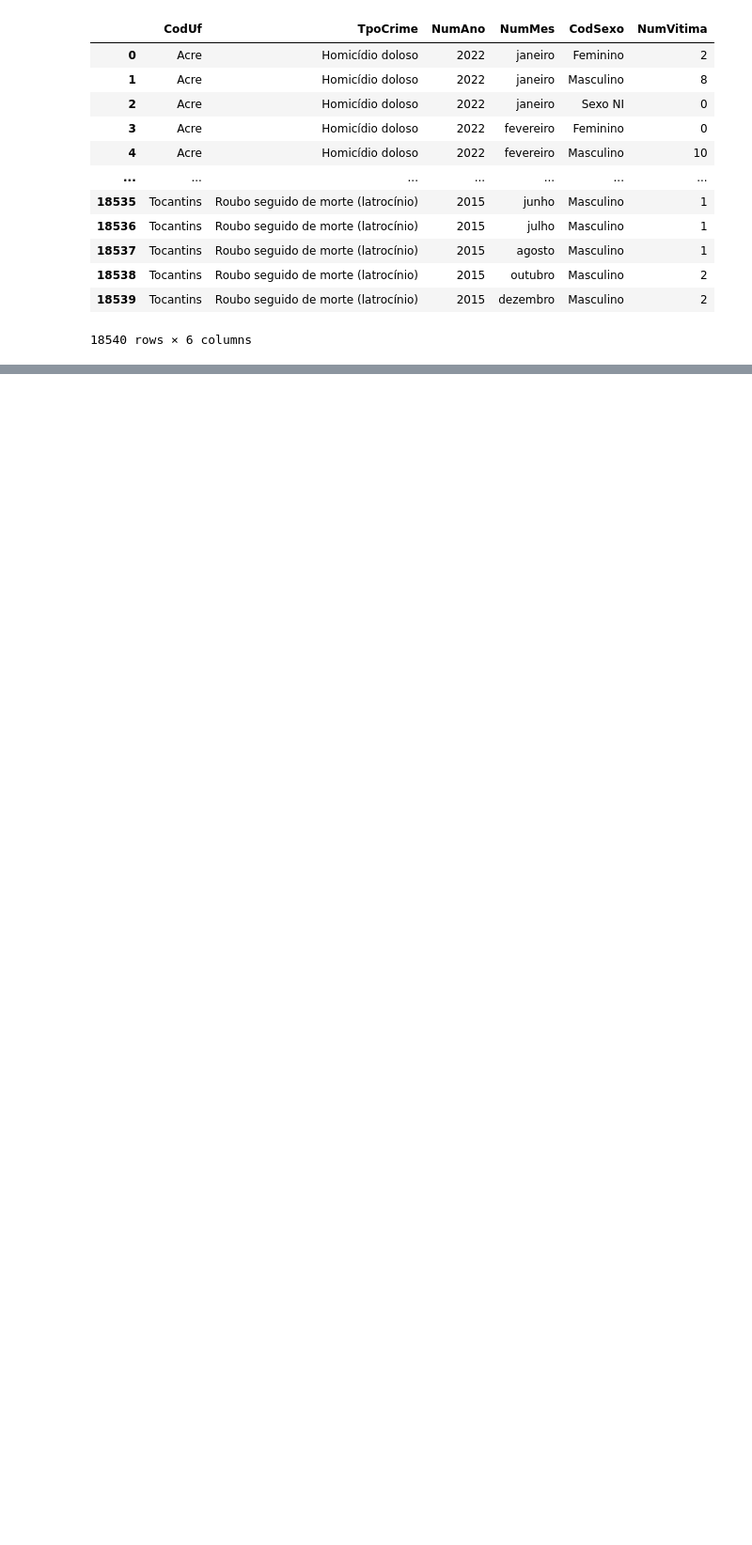
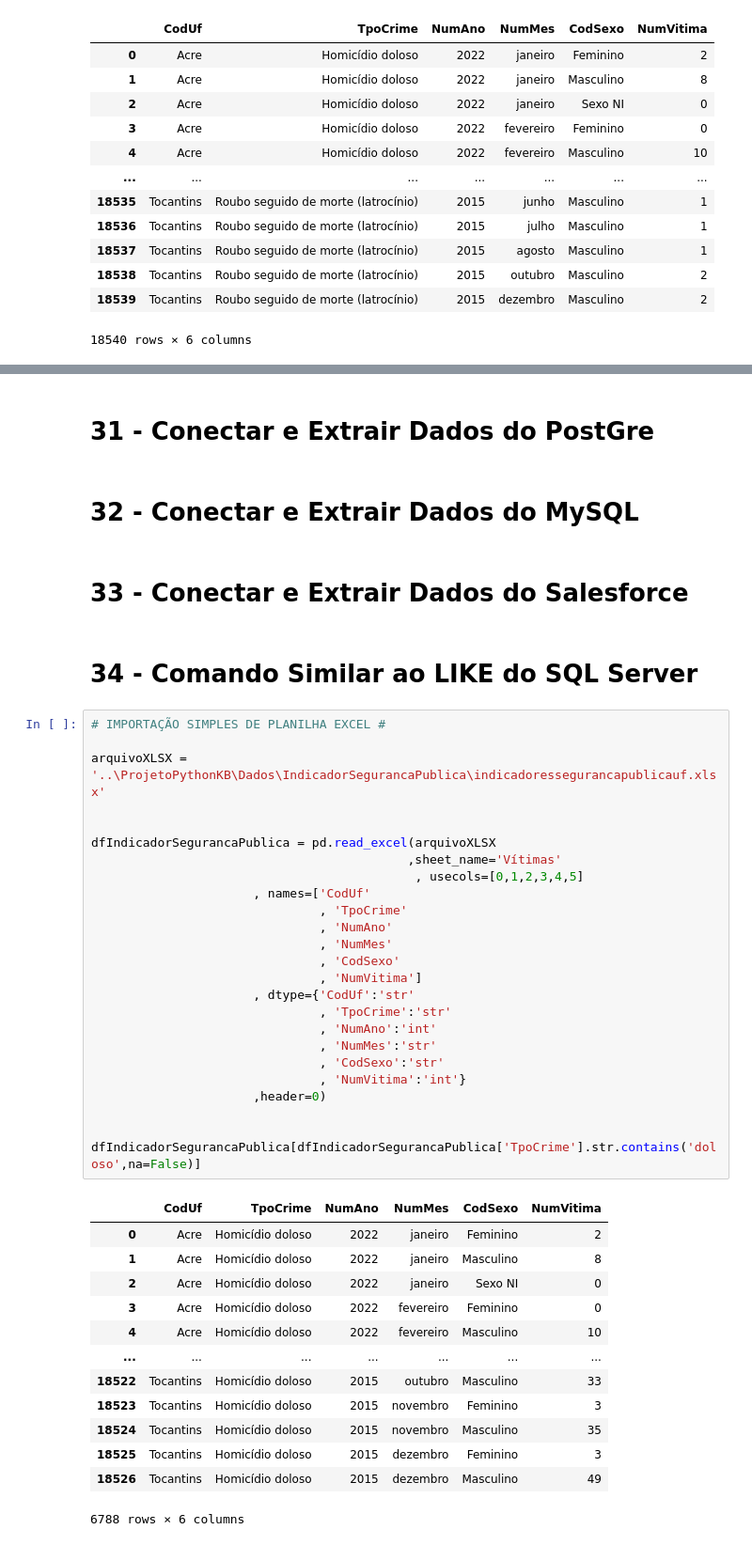
Before and after one commit to dbaassists/Python, a Jupyter notebook: ProjetoPythonKB/Projeto KB Python.ipynb, the cells around one changed output, grey strips where cells are left out. Shown at 94% size. Cells and saved outputs as stored; diff of their text form; blank space fills up the shorter version.

Commit message:
Inclusão de Novos Comandos
Inclusão de Novos Comandos

```diff
--- a/ProjetoPythonKB/Projeto KB Python.ipynb
+++ b/ProjetoPythonKB/Projeto KB Python.ipynb
@@ -1012,0 +1033,47 @@ dfIndicadorSegurancaPublica
+# %% [markdown]
+# 31 - Conectar e Extrair Dados do PostGre
+# %% [markdown]
+# 32 - Conectar e Extrair Dados do MySQL
+# %% [markdown]
+# 33 - Conectar e Extrair Dados do Salesforce
+# %% [markdown]
+# 34 - Comando Similar ao LIKE do SQL Server
+# %%
+# IMPORTAÇÃO SIMPLES DE PLANILHA EXCEL #
+
+arquivoXLSX = '..\ProjetoPythonKB\Dados\IndicadorSegurancaPublica\indicadoressegurancapublicauf.xlsx'
+
+
+dfIndicadorSegurancaPublica = pd.read_excel(arquivoXLSX
+                                           ,sheet_name='Vítimas'
+                                            , usecols=[0,1,2,3,4,5]
+                      , names=['CodUf'
+                               , 'TpoCrime'
+                               , 'NumAno'
+                               , 'NumMes'
+                               , 'CodSexo'
+                               , 'NumVitima']
+                      , dtype={'CodUf':'str'
+                               , 'TpoCrime':'str'
+                               , 'NumAno':'int'
+                               , 'NumMes':'str'
+                               , 'CodSexo':'str'
+                               , 'NumVitima':'int'}
+                      ,header=0)
+
+
+dfIndicadorSegurancaPublica[dfIndicadorSegurancaPublica['TpoCrime'].str.contains('doloso',na=False)]
+# %% [output]
+|  | CodUf | TpoCrime | NumAno | NumMes | CodSexo | NumVitima |
+| 0 | Acre | Homicídio doloso | 2022 | janeiro | Feminino | 2 |
+| 1 | Acre | Homicídio doloso | 2022 | janeiro | Masculino | 8 |
+| 2 | Acre | Homicídio doloso | 2022 | janeiro | Sexo NI | 0 |
+| 3 | Acre | Homicídio doloso | 2022 | fevereiro | Feminino | 0 |
+| 4 | Acre | Homicídio doloso | 2022 | fevereiro | Masculino | 10 |
+| ... | ... | ... | ... | ... | ... | ... |
+| 18522 | Tocantins | Homicídio doloso | 2015 | outubro | Masculino | 33 |
+| 18523 | Tocantins | Homicídio doloso | 2015 | novembro | Feminino | 3 |
+| 18524 | Tocantins | Homicídio doloso | 2015 | novembro | Masculino | 35 |
+| 18525 | Tocantins | Homicídio doloso | 2015 | dezembro | Feminino | 3 |
+| 18526 | Tocantins | Homicídio doloso | 2015 | dezembro | Masculino | 49 |
+6788 rows × 6 columns
```
Also changed, not shown: parts of 7 cells of this notebook.
